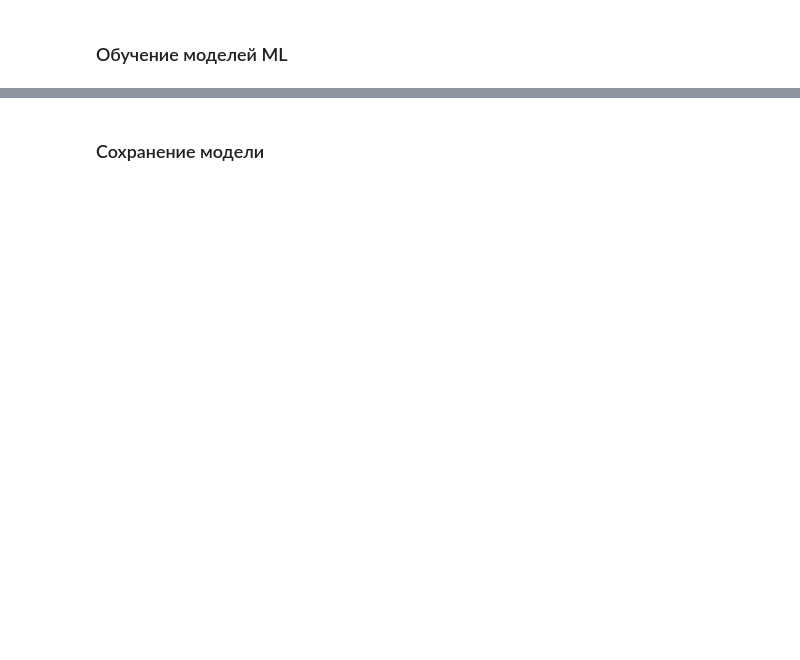
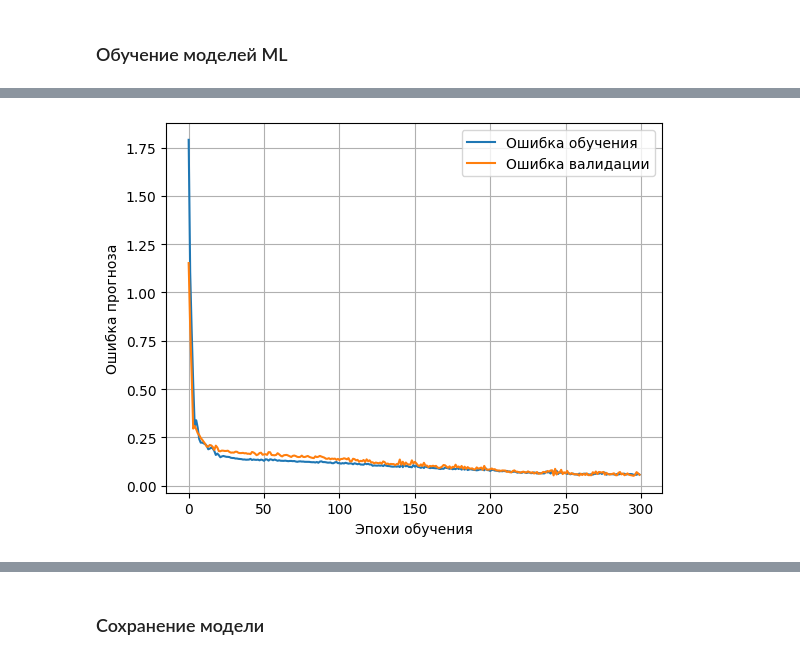
Before and after one commit to NickAReva/1_Case_Welding, a Jupyter notebook: notebook.ipynb, the cells around one changed output, grey strips where cells are left out. Saved outputs shown, nothing was run; the diff lists cells and outputs as text; code cells hidden in the pictures; blank space fills up the shorter version.

```diff
--- a/notebook.ipynb
+++ b/notebook.ipynb
@@ -180,0 +390,9 @@ Name: Width, Length: 72, dtype: float64
+# %%
+linear_model_3 = Sequential([
+    Input(shape = (X.shape[1],)),
+    Dense(units=128, activation='relu'),
+    Dense(units=128, activation='sigmoid'),
+    Dense(units=2, activation='linear', use_bias=True, bias_initializer="zeros")
+])
+
+linear_model_3.summary()
@@ -180,0 +415,15 @@ Name: Width, Length: 72, dtype: float64
+# %%
+linear_model_3.compile(
+    optimizer=tf.optimizers.Adam(learning_rate=0.001),
+    loss='mean_absolute_error')
+
+history = linear_model_3.fit(
+    X_train,
+    y_train,
+    epochs=300,
+    verbose=0,
+    validation_split=0.3)
+
+plot_loss(history)
+# %% [output]
+[figure, added]
```
Also changed, not shown: parts of 60 cells of this notebook, 5 other files.
